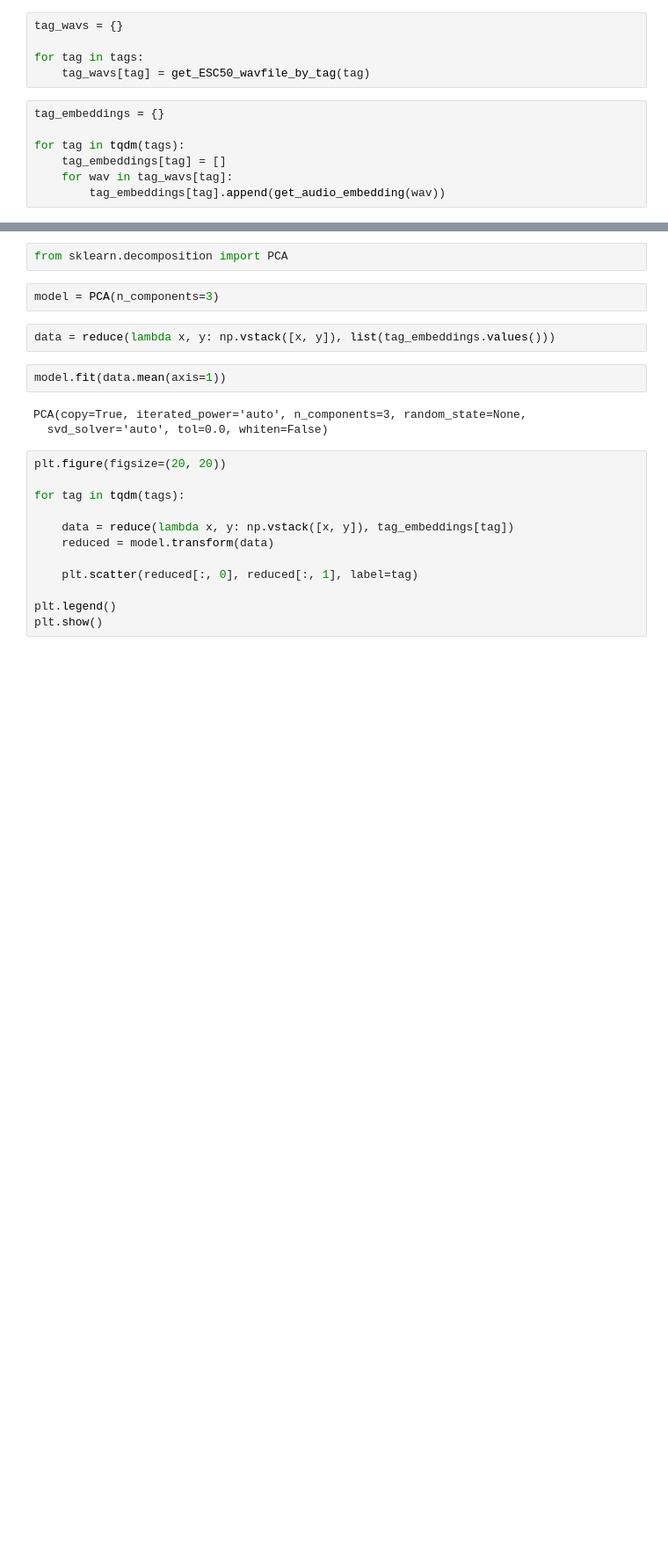
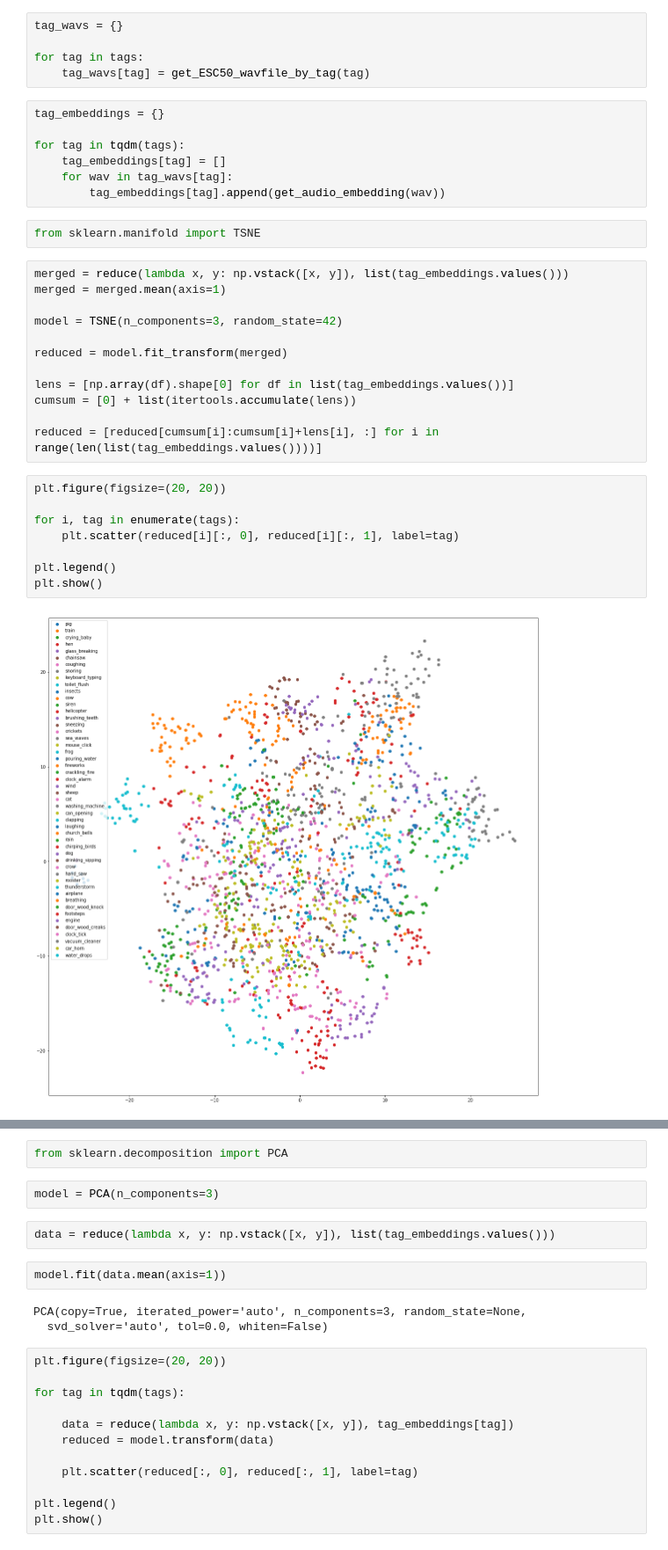
Before and after one commit to pondelion/Acoustics, a Jupyter notebook: audio_embedding/audio_embedding.ipynb, the cells around one changed output, grey strips where cells are left out. Shown at 88% size. Saved outputs shown, nothing was run; the diff lists cells and outputs as text; blank space fills up the shorter version.

```diff
--- a/audio_embedding/audio_embedding.ipynb
+++ b/audio_embedding/audio_embedding.ipynb
@@ -60,3 +64,27 @@ for tag in tqdm(tags):
     tag_embeddings[tag] = []
     for wav in tag_wavs[tag]:
         tag_embeddings[tag].append(get_audio_embedding(wav))
+# %%
+from sklearn.manifold import TSNE
+# %%
+merged = reduce(lambda x, y: np.vstack([x, y]), list(tag_embeddings.values()))
+merged = merged.mean(axis=1)
+
+model = TSNE(n_components=3, random_state=42)
+
+reduced = model.fit_transform(merged)
+
+lens = [np.array(df).shape[0] for df in list(tag_embeddings.values())]
+cumsum = [0] + list(itertools.accumulate(lens))
+
+reduced = [reduced[cumsum[i]:cumsum[i]+lens[i], :] for i in range(len(list(tag_embeddings.values())))]
+# %%
+plt.figure(figsize=(20, 20))
+
+for i, tag in enumerate(tags):
+    plt.scatter(reduced[i][:, 0], reduced[i][:, 1], label=tag)
+
+plt.legend()
+plt.show()
+# %% [output]
+[figure, added]
```
Also changed, not shown: parts of 4 cells of this notebook.
